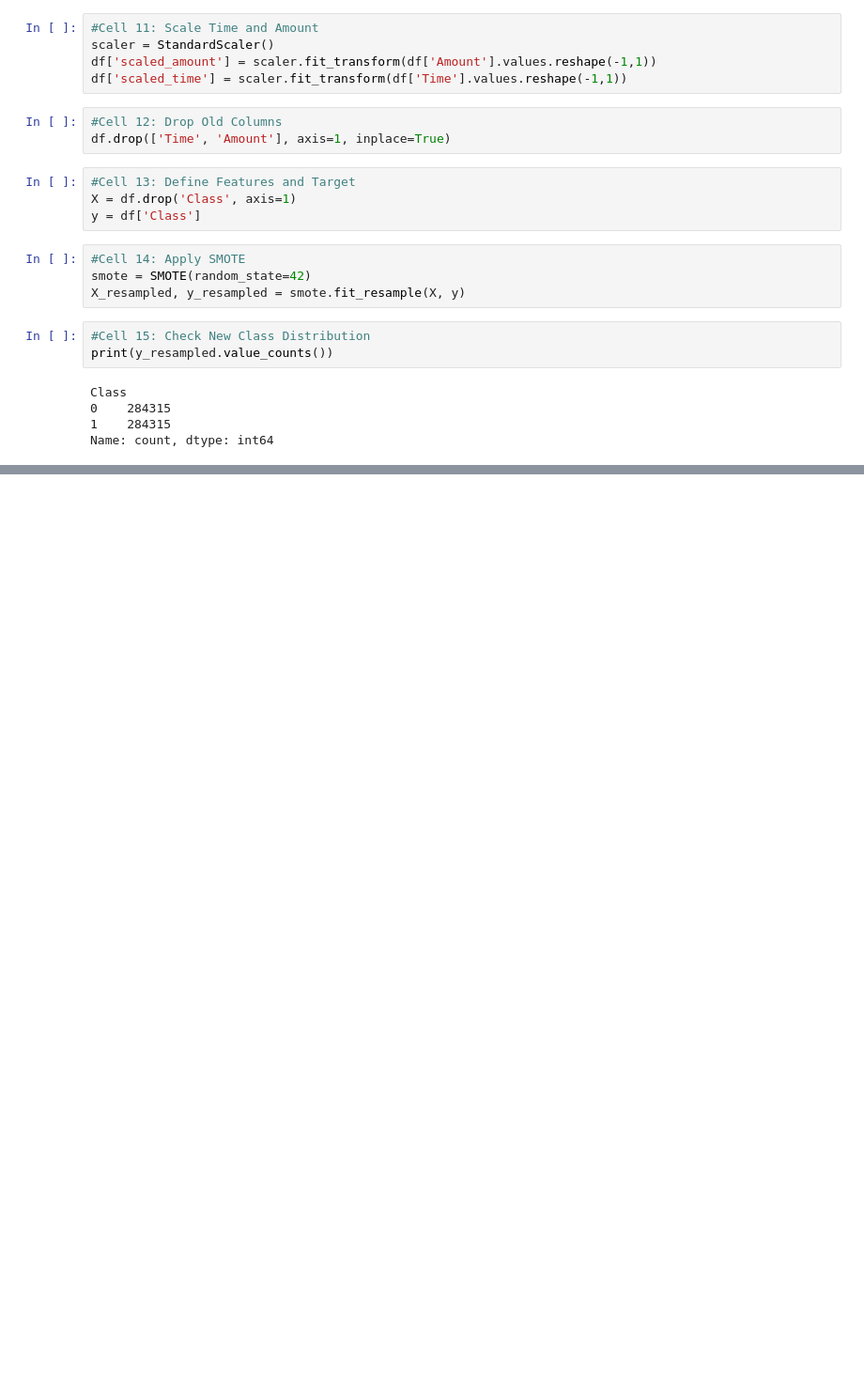
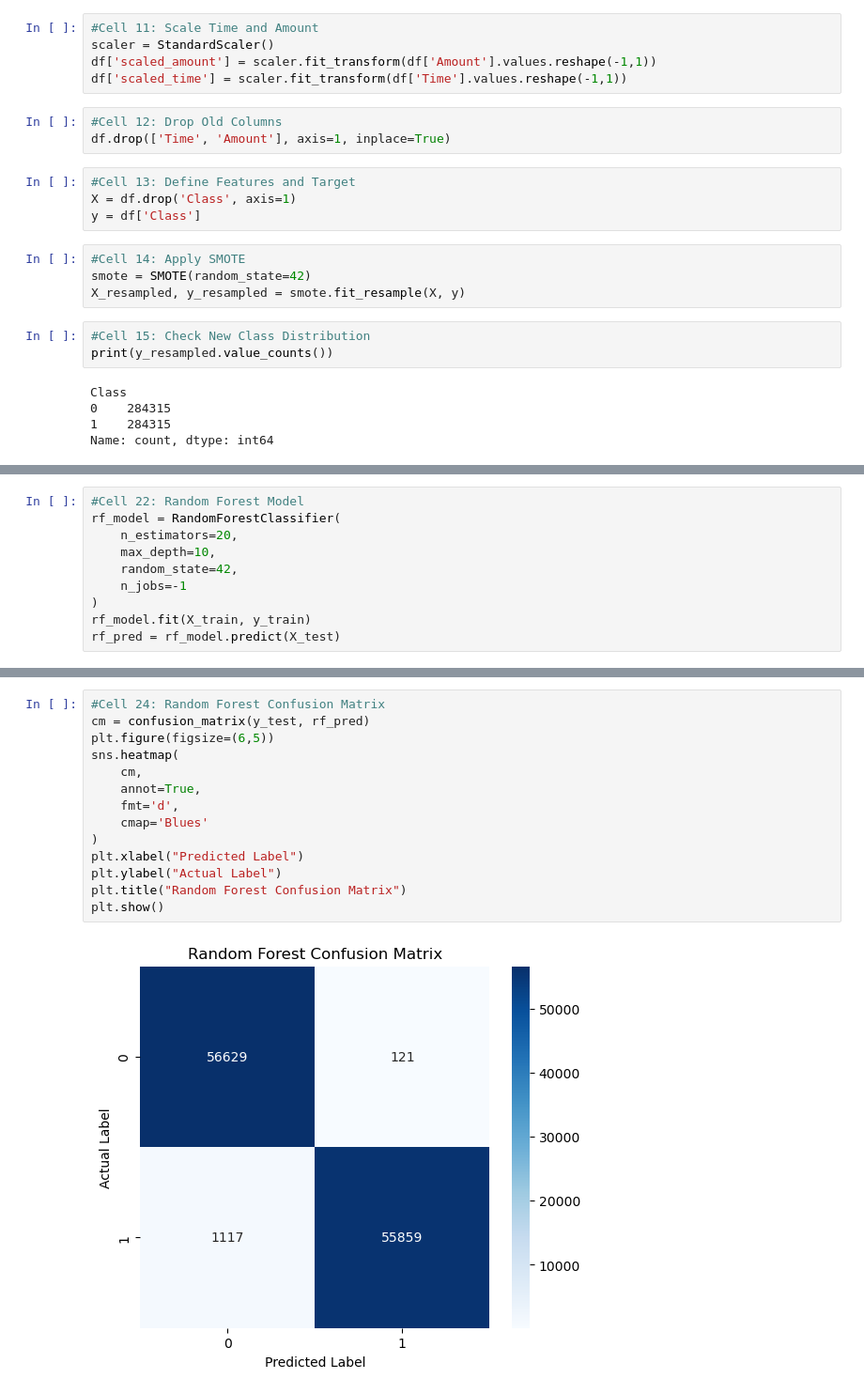
Before and after one commit to suranjanamajumdar05-glitch/Credit-Card-Fraud-Detection, a Jupyter notebook: Credit Card Fraud Code.ipynb, the cells around one changed output, grey strips where cells are left out. Shown at 94% size. Saved outputs shown, nothing was run; the diff lists cells and outputs as text; blank space fills up the shorter version.

```diff
--- a/Credit Card Fraud Code.ipynb
+++ b/Credit Card Fraud Code.ipynb
@@ -141,0 +198,10 @@ Name: count, dtype: int64
+# %%
+#Cell 22: Random Forest Model
+rf_model = RandomForestClassifier(
+    n_estimators=20,
+    max_depth=10,
+    random_state=42,
+    n_jobs=-1
+)
+rf_model.fit(X_train, y_train)
+rf_pred = rf_model.predict(X_test)
@@ -141,0 +224,16 @@ Name: count, dtype: int64
+# %%
+#Cell 24: Random Forest Confusion Matrix
+cm = confusion_matrix(y_test, rf_pred)
+plt.figure(figsize=(6,5))
+sns.heatmap(
+    cm,
+    annot=True,
+    fmt='d',
+    cmap='Blues'
+)
+plt.xlabel("Predicted Label")
+plt.ylabel("Actual Label")
+plt.title("Random Forest Confusion Matrix")
+plt.show()
+# %% [output]
+[figure, added]
```
Also changed, not shown: parts of 14 cells of this notebook.
